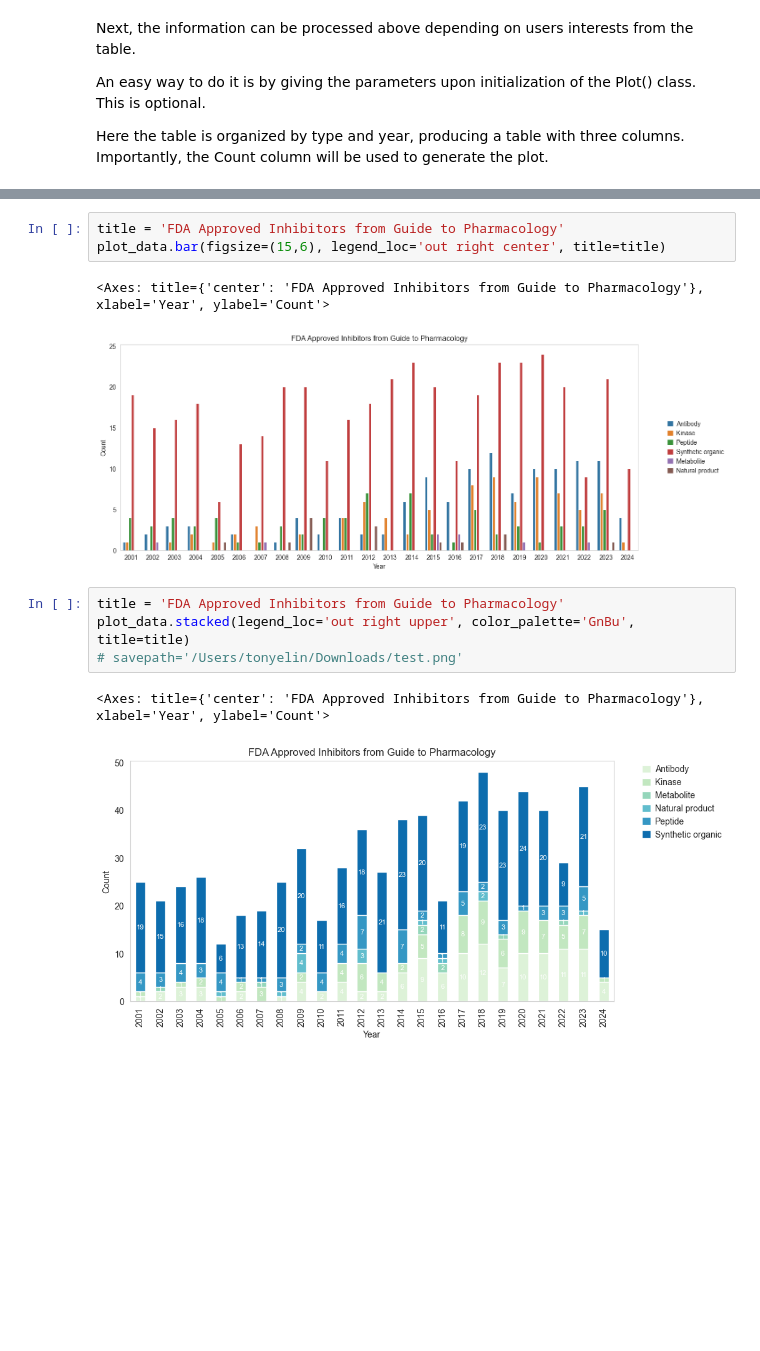
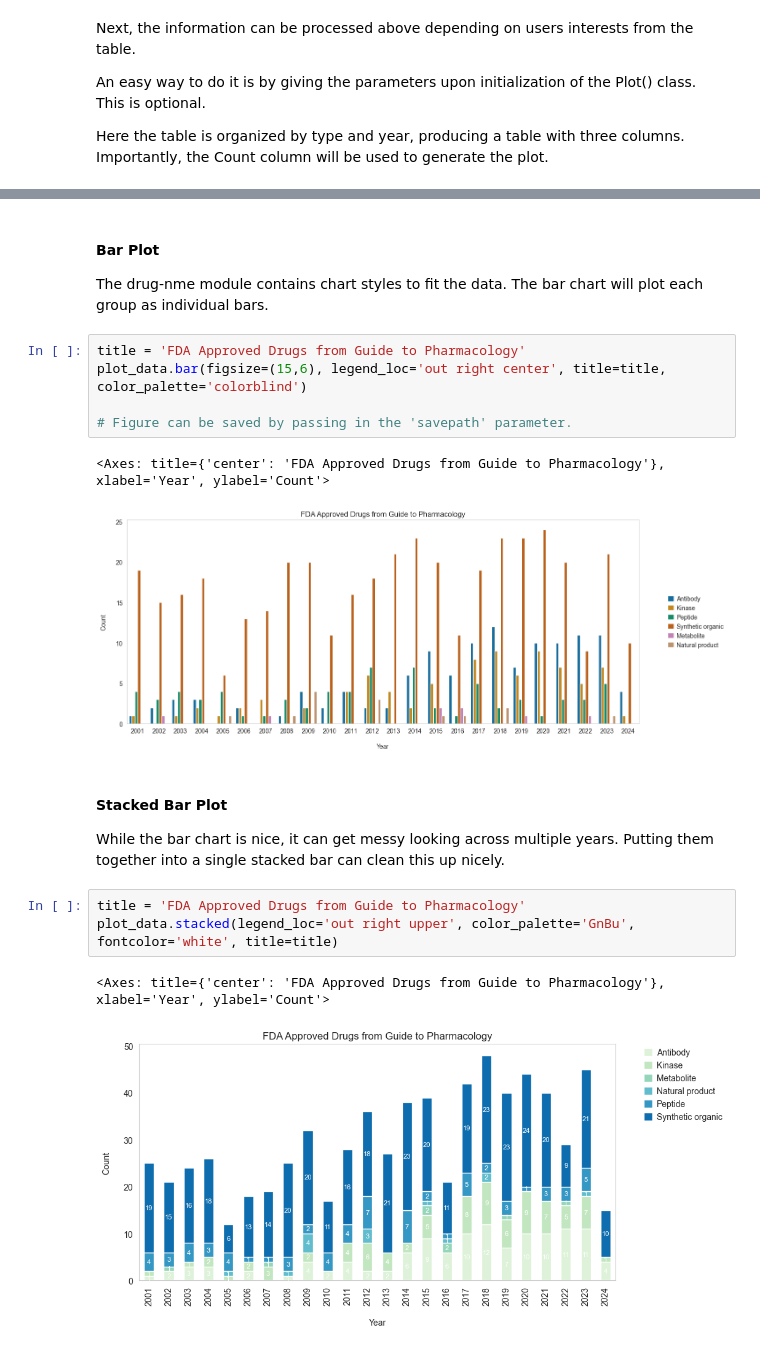
Before and after one commit to tlint101/drug_nme, a Jupyter notebook: Tutorial/02_plot_pharmacology.ipynb, the cells around one changed output, grey strips where cells are left out. Cells and saved outputs as stored; diff of their text form; blank space fills up the shorter version.

Commit message:
update plot tutorial with documentation

```diff
--- a/Tutorial/02_plot_pharmacology.ipynb
+++ b/Tutorial/02_plot_pharmacology.ipynb
@@ -78,17 +80,24 @@ plot_data.show(5)
 | 2 | Antibody | 2003 | 3 |
 | 3 | Antibody | 2004 | 3 |
 | 4 | Antibody | 2006 | 2 |
+# %% [markdown]
+#### Bar Plot
+The drug-nme module contains chart styles to fit the data. The bar chart will plot each group as individual bars.
 # %%
-title = 'FDA Approved Inhibitors from Guide to Pharmacology'
-plot_data.bar(figsize=(15,6), legend_loc='out right center', title=title)
+title = 'FDA Approved Drugs from Guide to Pharmacology'
+plot_data.bar(figsize=(15,6), legend_loc='out right center', title=title, color_palette='colorblind')
+
+# Figure can be saved by passing in the 'savepath' parameter.
 # %% [output]
-<Axes: title={'center': 'FDA Approved Inhibitors from Guide to Pharmacology'}, xlabel='Year', ylabel='Count'>
+<Axes: title={'center': 'FDA Approved Drugs from Guide to Pharmacology'}, xlabel='Year', ylabel='Count'>
-[figure, old version]
+[figure, new version]
+# %% [markdown]
+#### Stacked Bar Plot
+While the bar chart is nice, it can get messy looking across multiple years. Putting them together into a single stacked bar can clean this up nicely.
 # %%
-title = 'FDA Approved Inhibitors from Guide to Pharmacology'
-plot_data.stacked(legend_loc='out right upper', color_palette='GnBu', title=title)
-# savepath='/Users/tonyelin/Downloads/test.png'
+title = 'FDA Approved Drugs from Guide to Pharmacology'
+plot_data.stacked(legend_loc='out right upper', color_palette='GnBu', fontcolor='white', title=title)
 # %% [output]
-<Axes: title={'center': 'FDA Approved Inhibitors from Guide to Pharmacology'}, xlabel='Year', ylabel='Count'>
+<Axes: title={'center': 'FDA Approved Drugs from Guide to Pharmacology'}, xlabel='Year', ylabel='Count'>
-[figure, old version]
+[figure, new version]
 # %% [markdown]
```
Also changed, not shown: parts of 10 cells of this notebook.
